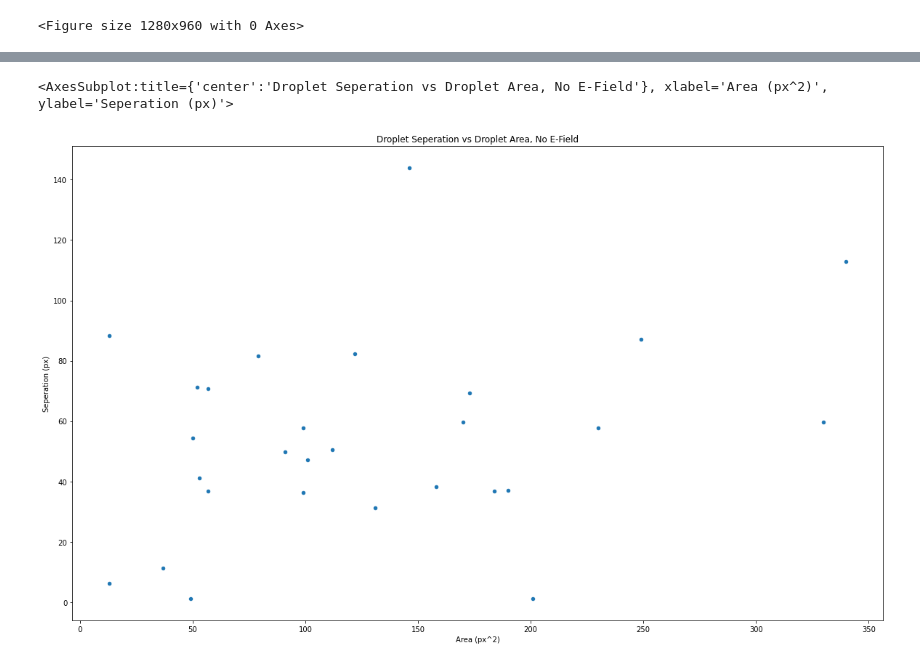
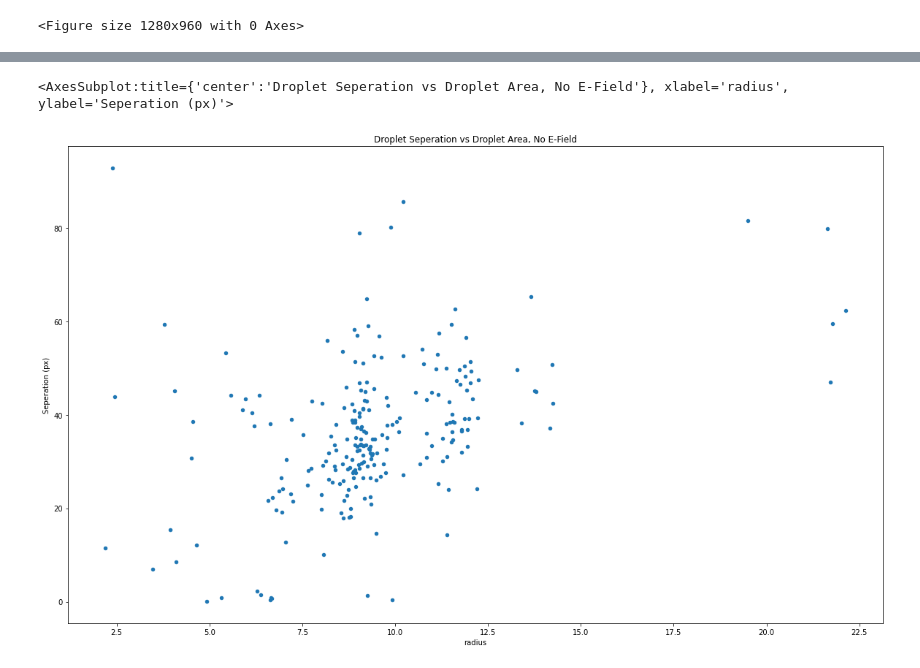
Before and after one commit to KeithHedlund13/dropletEmulsionDensity, a Jupyter notebook: parafinOilDropletTracking.ipynb, the cells around one changed output, grey strips where cells are left out. Saved outputs shown, nothing was run; the diff lists cells and outputs as text; code cells hidden in the pictures.

Commit message:
Subtracted droplet radii from final seperation distance.

```diff
--- a/parafinOilDropletTracking.ipynb
+++ b/parafinOilDropletTracking.ipynb
@@ -65,7 +65,7 @@ def preprocess_film(img):
     imgc = crop(img)
     imgc = skimage.color.rgb2gray(imgc)
 
-    threshold = .38
+    threshold = .67
     idx = imgc > threshold
     idx2 = imgc < threshold
     idx3 = imgc == threshold
@@ -91,7 +91,7 @@ plt.imshow(im)
 import skimage
 import matplotlib.patches as mpatches
 
-white = 255
+white = 0
 label_image, number_of_labels = skimage.measure.label(im, background=white, return_num=True)
 print("Found %d features"%(number_of_labels))
 fig, ax = plt.subplots(ncols=1, nrows=1, figsize=(12, 12))
@@ -100,7 +100,7 @@ for region in skimage.measure.regionprops(label_image, intensity_image=im):
     if region.area < 10 or region.area > 3000:
         continue
 
-    if region.mean_intensity > 1:
+    if region.mean_intensity < 1:
         continue
 
     minr, minc, maxr, maxc = region.bbox
@@ -120,13 +120,13 @@ label_image, number_of_labels = skimage.measure.label(im, background=white, retu
 index = 0
 
 for region in skimage.measure.regionprops(label_image, intensity_image=im):
-    if region.area < 10 or region.area > 20000:
+    if region.area < 10 or region.area > 3000:
         continue
 
-    if region.mean_intensity > 1:
+    if region.mean_intensity < 1:
         continue
     index += 1
-    features = features.append([{'index':index, 'y':region.centroid[0], 'x':region.centroid[1], 'Area (px^2)':region.area}])
+    features = features.append([{'index':index, 'y':region.centroid[0], 'x':region.centroid[1], 'radius':np.sqrt(region.area/np.pi)}])
 features = features.set_index('index')
 # %%
 #Displays the features which will be tracked in the next part
@@ -148,12 +148,17 @@ for p in range(1, numFeatures+1):
         sx = start.x
         ex = end.x
         sy = start.y
-        ey = end.y
+
+        sr = start.radius
+        er = end.radius
+
         dx = (sx-ex)*(sx-ex)
         dy = (sy-ey)*(sy-ey)
 
-        dist = np.sqrt(dx+dy)
-        distances = np.append(distances, dist)
+
+        dist = np.sqrt(dx+dy) - sr - er
+        if dist > 0:
+            distances = np.append(distances, dist)
 
     for o in range(p+1, numFeatures):
         start = features.loc[p,:]
@@ -162,11 +167,16 @@ for p in range(1, numFeatures+1):
         ex = end.x
         sy = start.y
         ey = end.y
+
+        sr = start.radius
+        er = end.radius
+
         dx = (sx-ex)*(sx-ex)
         dy = (sy-ey)*(sy-ey)
 
-        dist = np.sqrt(dx+dy)
-        distances = np.append(distances, dist)
+        dist = np.sqrt(dx+dy) - sr - er
+        if dist > 0:
+            distances = np.append(distances, dist)
 
     close=np.amin(distances)
     closest = np.append(closest,close)
@@ -204,5 +214,5 @@ index
 # %%
-features.plot('Area (px^2)', 'Seperation (px)', 'scatter', title='Droplet Seperation vs Droplet Area, No E-Field')
+features.plot('radius', 'Seperation (px)', 'scatter', title='Droplet Seperation vs Droplet Area, No E-Field')
 # %% [output]
-<AxesSubplot:title={'center':'Droplet Seperation vs Droplet Area, No E-Field'}, xlabel='Area (px^2)', ylabel='Seperation (px)'>
+<AxesSubplot:title={'center':'Droplet Seperation vs Droplet Area, No E-Field'}, xlabel='radius', ylabel='Seperation (px)'>
-[figure, old version]
+[figure, new version]
```
Also changed, not shown: parts of 8 cells of this notebook.
